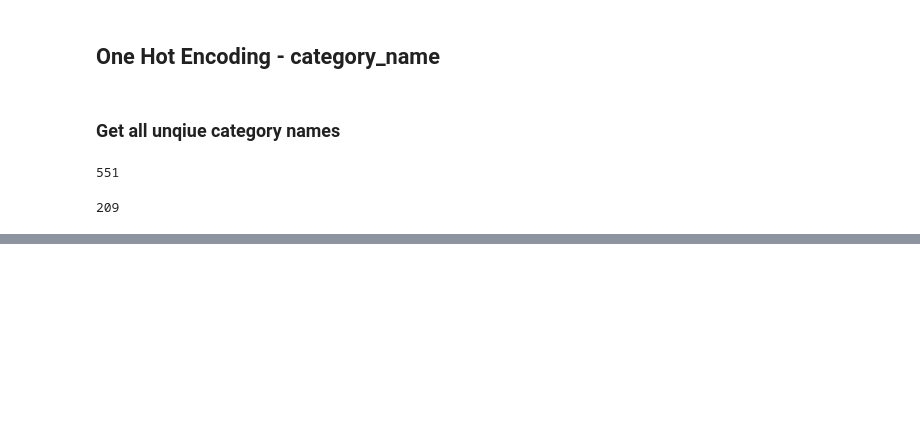
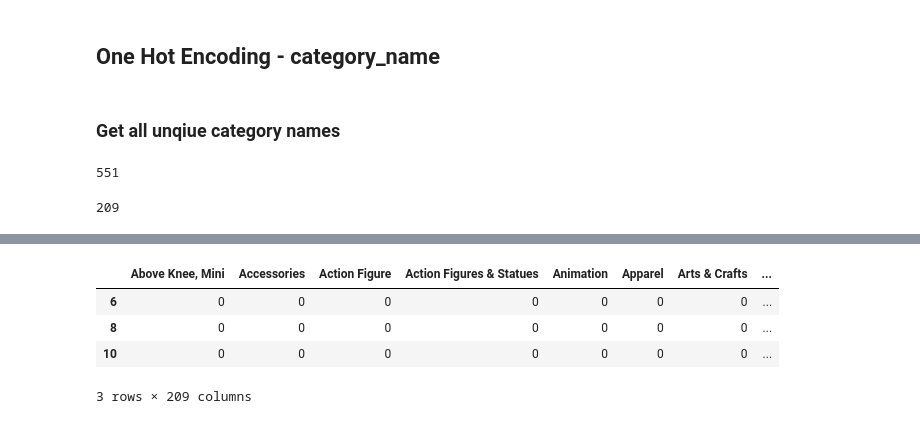
Before and after one commit to DSEI21000-S21/project-product-price-prediction, a Jupyter notebook: experiment/AttributeEncoding.ipynb, the cells around one changed output, grey strips where cells are left out. Drawn from its saved outputs; the diff is of its cells as text; code cells hidden in the pictures; blank space fills up the shorter version.

```diff
--- a/experiment/AttributeEncoding.ipynb
+++ b/experiment/AttributeEncoding.ipynb
@@ -133,0 +155,15 @@ len(category_names_unique)
+# %%
+from sklearn.preprocessing import MultiLabelBinarizer
+mlb = MultiLabelBinarizer(sparse_output=True)
+
+category_encode_df = pd.DataFrame.sparse.from_spmatrix(
+                mlb.fit_transform(sample_df.pop('category_name_group')),
+                index=sample_df.index,
+                columns=mlb.classes_)
+category_encode_df.head(3)
+# %% [output]
+|  | Above Knee, Mini | Accessories | Action Figure | Action Figures & Statues | Animation | Apparel | Arts & Crafts | ... |
+| 6 | 0 | 0 | 0 | 0 | 0 | 0 | 0 | ... |
+| 8 | 0 | 0 | 0 | 0 | 0 | 0 | 0 | ... |
+| 10 | 0 | 0 | 0 | 0 | 0 | 0 | 0 | ... |
+3 rows × 209 columns
```
Also changed, not shown: parts of 7 cells of this notebook.
